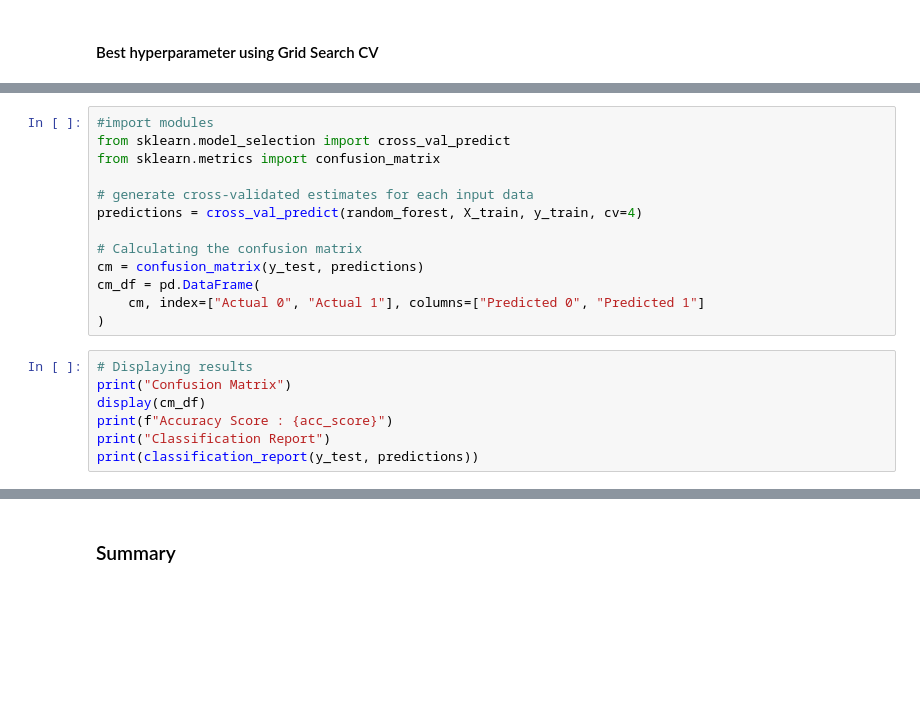
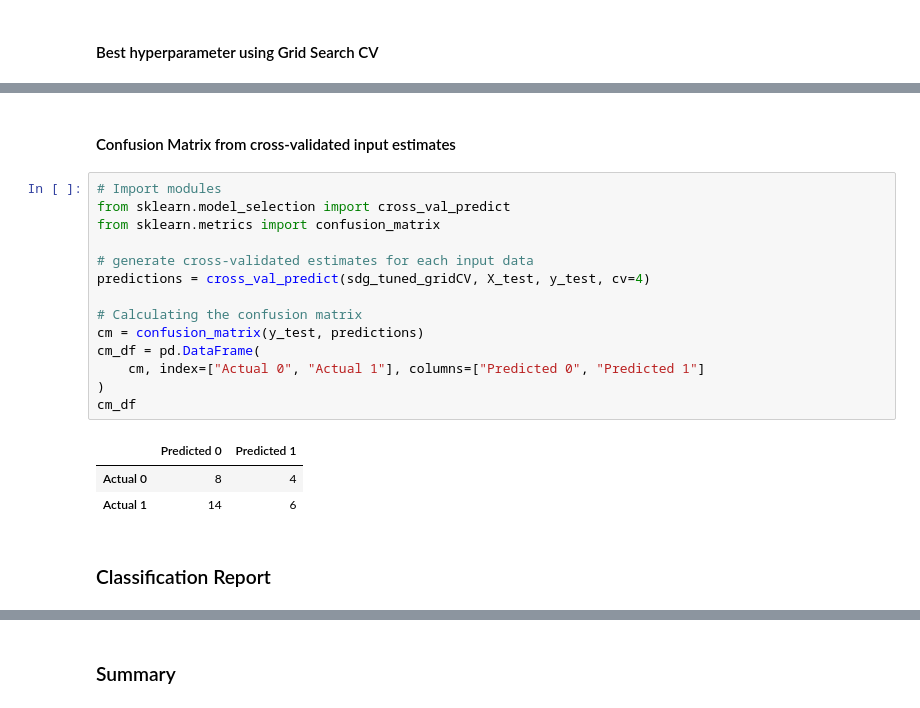
Before and after one commit to Jayplect/Customers-satisfaction, a Jupyter notebook: happiness_survey.ipynb, the cells around one changed output, grey strips where cells are left out. Drawn from its saved outputs; the diff is of its cells as text; blank space fills up the shorter version.

```diff
--- a/happiness_survey.ipynb
+++ b/happiness_survey.ipynb
@@ -553,20 +575,22 @@ accuracy_score: 62.5 %
+# %% [markdown]
+#### Confusion Matrix from cross-validated input estimates
 # %%
-#import modules
+# Import modules
 from sklearn.model_selection import cross_val_predict
 from sklearn.metrics import confusion_matrix
 
 # generate cross-validated estimates for each input data
-predictions = cross_val_predict(random_forest, X_train, y_train, cv=4)
+predictions = cross_val_predict(sdg_tuned_gridCV, X_test, y_test, cv=4)
 
 # Calculating the confusion matrix
 cm = confusion_matrix(y_test, predictions)
 cm_df = pd.DataFrame(
     cm, index=["Actual 0", "Actual 1"], columns=["Predicted 0", "Predicted 1"]
 )
+cm_df
+# %% [output]
+|  | Predicted 0 | Predicted 1 |
+| Actual 0 | 8 | 4 |
+| Actual 1 | 14 | 6 |
-# %%
-# Displaying results
-print("Confusion Matrix")
-display(cm_df)
-print(f"Accuracy Score : {acc_score}")
-print("Classification Report")
-print(classification_report(y_test, predictions))
+# %% [markdown]
+### Classification Report
```
Also changed, not shown: parts of 7 cells of this notebook.
